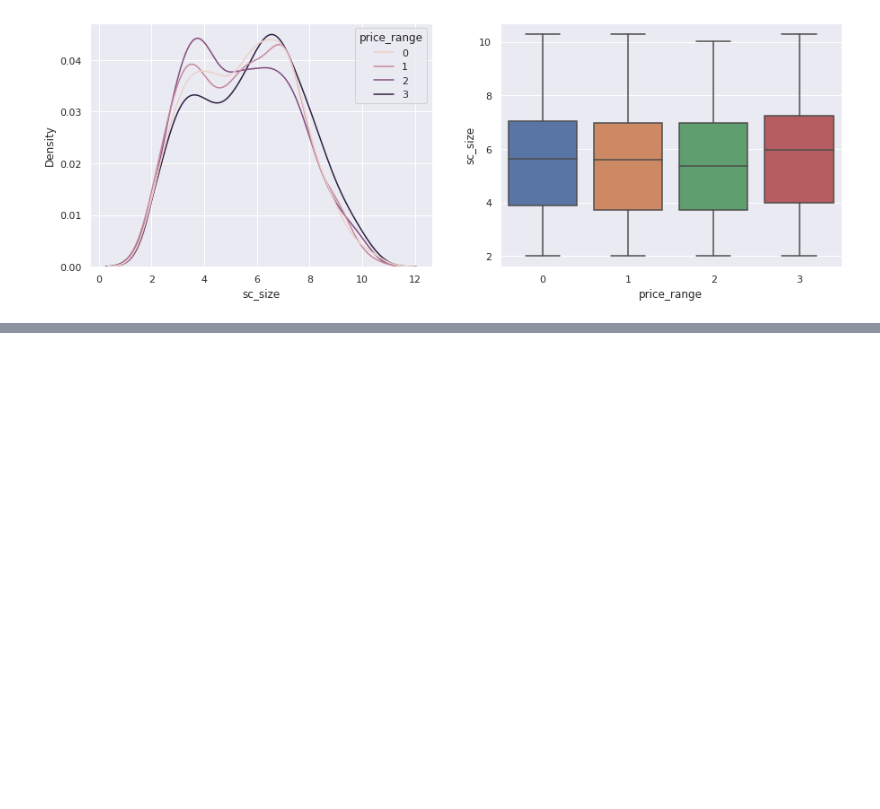
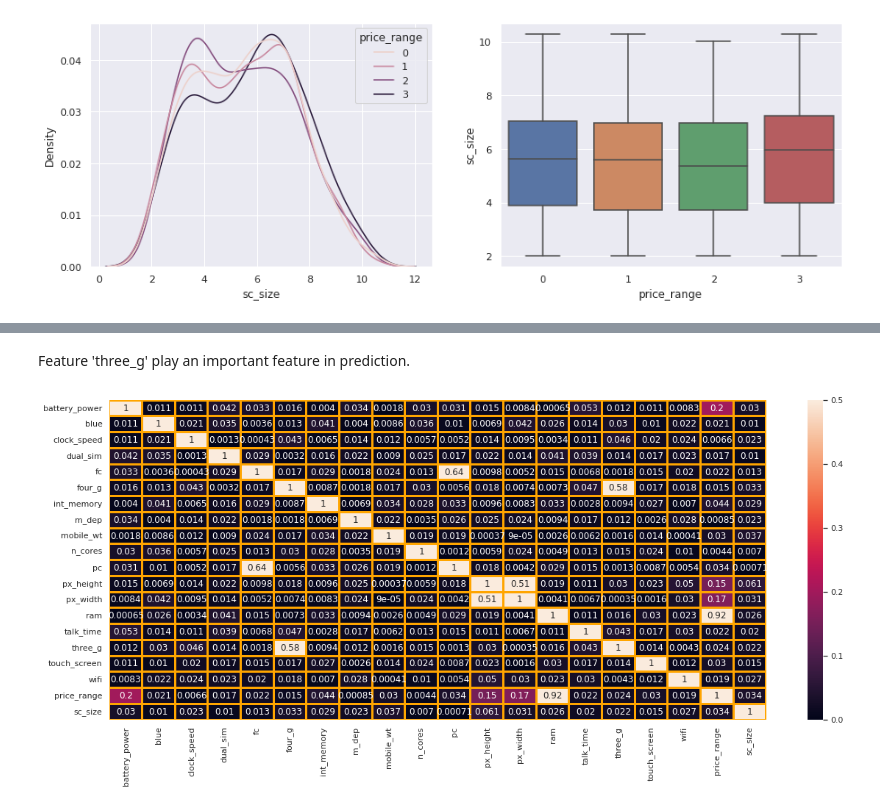
Before and after one commit to Ankitgpt357/Mobile-price-prediction, a Jupyter notebook: Mobile-price-prediction.ipynb, the cells around one changed output, grey strips where cells are left out. Saved outputs shown, nothing was run; the diff lists cells and outputs as text; code cells hidden in the pictures; blank space fills up the shorter version.

```diff
--- a/Mobile-price-prediction.ipynb
+++ b/Mobile-price-prediction.ipynb
@@ -321,0 +347,11 @@ plt.show()
+# %% [markdown]
+Feature 'three_g' play an important feature in prediction.
+# %%
+# Checking for multi-collinearity
+
+correlation = df.corr()
+plt.figure(figsize = [20, 8])
+sns.heatmap(abs(correlation), annot = True, vmin=0, vmax=0.5, linewidths=2, linecolor='orange')
+plt.show()
+# %% [output]
+[figure, added]
```
Also changed, not shown: parts of 14 cells of this notebook.
